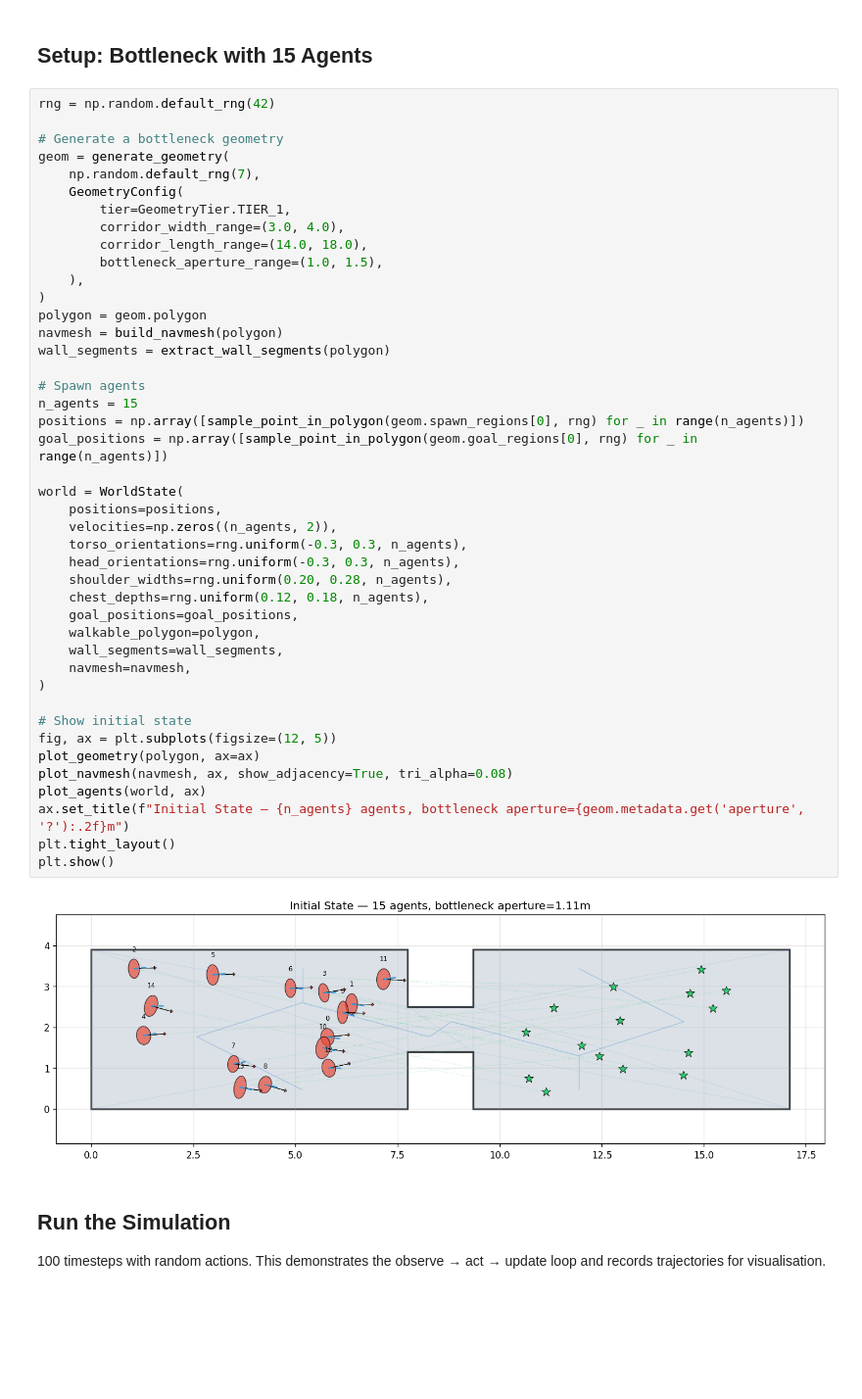
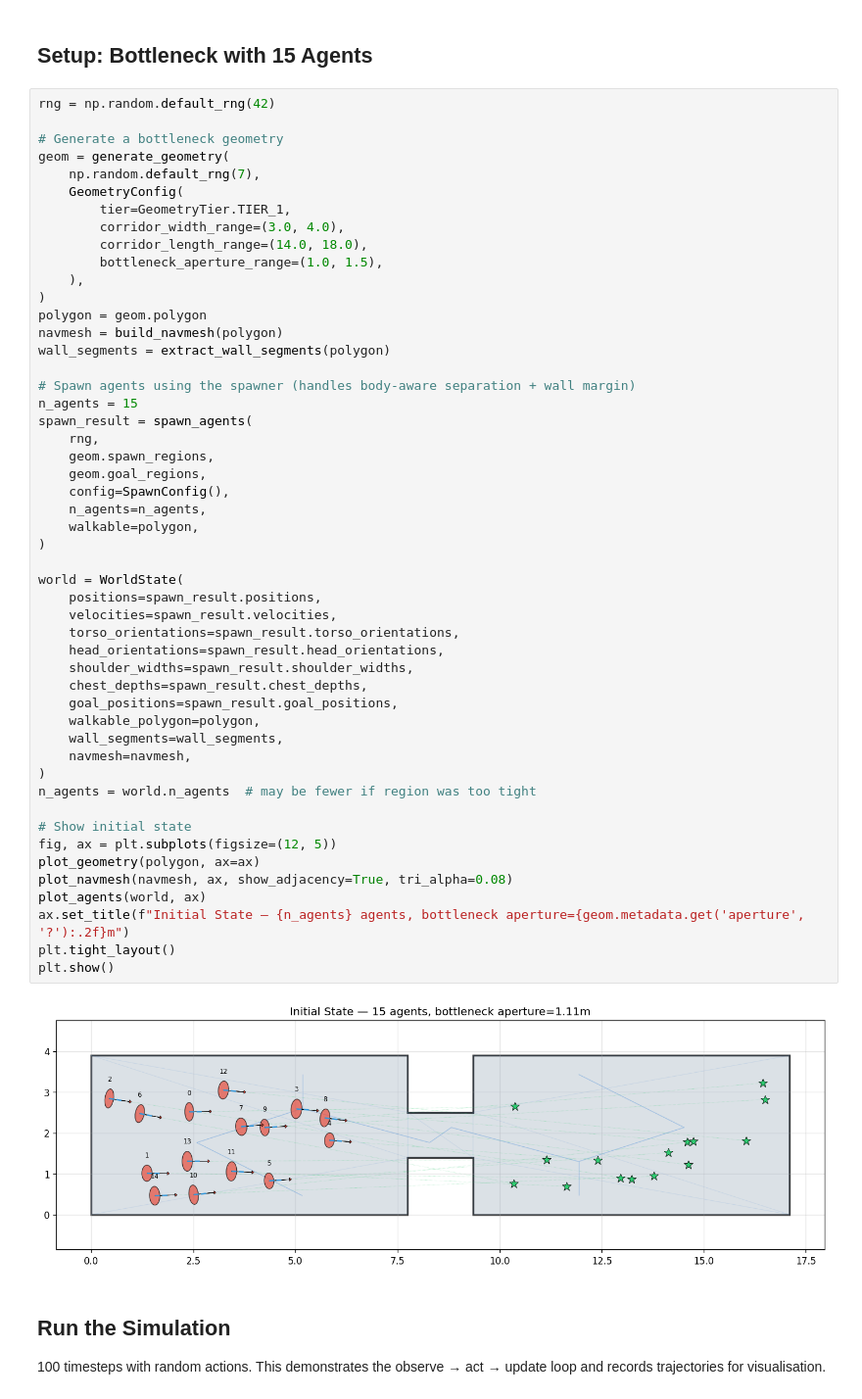
Before and after one commit to FabianPlum/CrowdRL, a Jupyter notebook: examples/03_mini_simulation.ipynb, the cells around one changed output. Shown at 98% size. Drawn from its saved outputs; the diff is of its cells as text; blank space fills up the shorter version.

```diff
--- a/examples/03_mini_simulation.ipynb
+++ b/examples/03_mini_simulation.ipynb
@@ -39,44 +41,51 @@ rng = np.random.default_rng(42)
 geom = generate_geometry(
     np.random.default_rng(7),
     GeometryConfig(
         tier=GeometryTier.TIER_1,
         corridor_width_range=(3.0, 4.0),
         corridor_length_range=(14.0, 18.0),
         bottleneck_aperture_range=(1.0, 1.5),
     ),
 )
 polygon = geom.polygon
 navmesh = build_navmesh(polygon)
 wall_segments = extract_wall_segments(polygon)
 
-# Spawn agents
+# Spawn agents using the spawner (handles body-aware separation + wall margin)
 n_agents = 15
-positions = np.array([sample_point_in_polygon(geom.spawn_regions[0], rng) for _ in range(n_agents)])
-goal_positions = np.array([sample_point_in_polygon(geom.goal_regions[0], rng) for _ in range(n_agents)])
+spawn_result = spawn_agents(
+    rng,
+    geom.spawn_regions,
+    geom.goal_regions,
+    config=SpawnConfig(),
+    n_agents=n_agents,
+    walkable=polygon,
+)
 
 world = WorldState(
-    positions=positions,
-    velocities=np.zeros((n_agents, 2)),
-    torso_orientations=rng.uniform(-0.3, 0.3, n_agents),
-    head_orientations=rng.uniform(-0.3, 0.3, n_agents),
-    shoulder_widths=rng.uniform(0.20, 0.28, n_agents),
-    chest_depths=rng.uniform(0.12, 0.18, n_agents),
-    goal_positions=goal_positions,
+    positions=spawn_result.positions,
+    velocities=spawn_result.velocities,
+    torso_orientations=spawn_result.torso_orientations,
+    head_orientations=spawn_result.head_orientations,
+    shoulder_widths=spawn_result.shoulder_widths,
+    chest_depths=spawn_result.chest_depths,
+    goal_positions=spawn_result.goal_positions,
     walkable_polygon=polygon,
     wall_segments=wall_segments,
     navmesh=navmesh,
 )
+n_agents = world.n_agents  # may be fewer if region was too tight
 
 # Show initial state
 fig, ax = plt.subplots(figsize=(12, 5))
 plot_geometry(polygon, ax=ax)
 plot_navmesh(navmesh, ax, show_adjacency=True, tri_alpha=0.08)
 plot_agents(world, ax)
 ax.set_title(f"Initial State — {n_agents} agents, bottleneck aperture={geom.metadata.get('aperture', '?'):.2f}m")
 plt.tight_layout()
 plt.show()
 # %% [output]
-[figure, old version]
+[figure, new version]
 # %% [markdown]
 ## Run the Simulation
 
```
Also changed, not shown: parts of 7 cells of this notebook.
